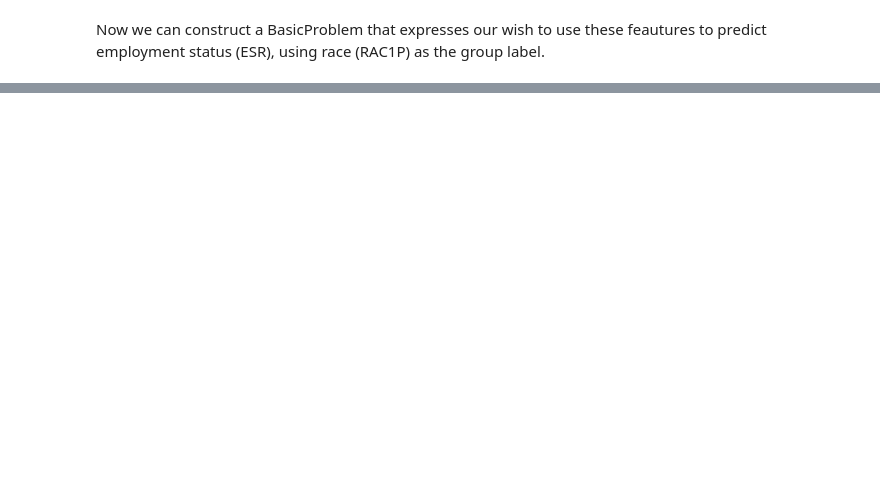
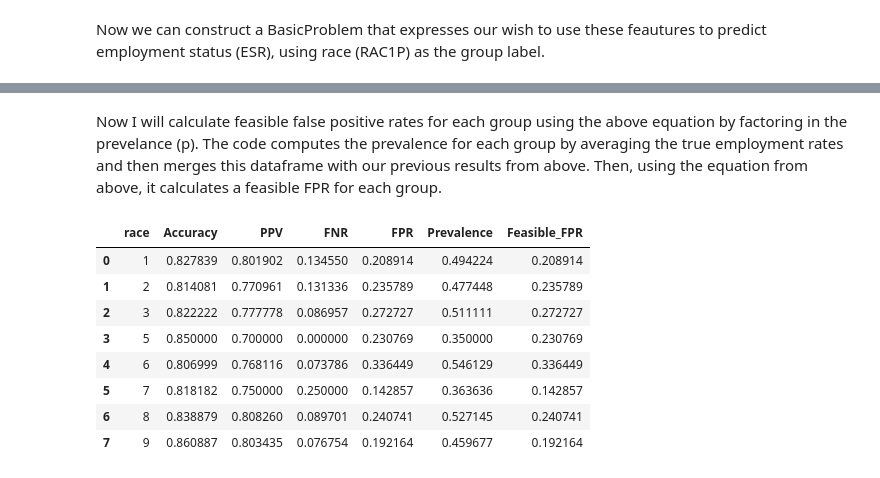
Before and after one commit to evanflaks/evanflaks.github.io, a Jupyter notebook: posts/bias/bias.ipynb, the cells around one changed output, grey strips where cells are left out. Saved outputs shown, nothing was run; the diff lists cells and outputs as text; code cells hidden in the pictures; blank space fills up the shorter version.

```diff
--- a/posts/bias/bias.ipynb
+++ b/posts/bias/bias.ipynb
@@ -106,0 +284,10 @@ KeyError: 'RAC1P'
+# %%
+import pandas as pd
+from sklearn.metrics import confusion_matrix
+
+# Create DataFrame with predictions and actual values
+df_results = pd.DataFrame({"true_employment": y_test, "predicted_employment": y_pred, "race": group_test})
+
+# Apply function to each subgroup
+results_df = df_results.groupby("race").apply(lambda g: compute_metrics(g["true_employment"], g["predicted_employment"]))
+results_df
@@ -106,0 +364,29 @@ KeyError: 'RAC1P'
+# %% [markdown]
+Now I will calculate feasible false positive rates for each group using the above equation by factoring in the prevelance (p). The code computes the prevalence for each group by averaging the true employment rates and then merges this dataframe with our previous results from above. Then, using the equation from above, it calculates a feasible FPR for each group.
+# %%
+import pandas as pd
+
+# Assuming results_df already contains 'group', 'PPV', 'FNR', and 'FPR'
+# Compute prevalence (p) for each group using y_test from df_results (individual-level data)
+prevalence = df_results.groupby("race")["true_employment"].mean().reset_index()
+prevalence.columns = ["race", "Prevalence"]
+
+# Merge prevalence into results_df
+results_df = results_df.merge(prevalence, on="race", how="left")
+
+# Compute Feasible FPR using Equation (2.6)
+results_df["Feasible_FPR"] = (results_df["Prevalence"] / (1 - results_df["Prevalence"])) * \
+                             ((1 - results_df["PPV"]) / results_df["PPV"]) * \
+                             (1 - results_df["FNR"])
+
+results_df
+# %% [output]
+|  | race | Accuracy | PPV | FNR | FPR | Prevalence | Feasible_FPR |
+| 0 | 1 | 0.827839 | 0.801902 | 0.134550 | 0.208914 | 0.494224 | 0.208914 |
+| 1 | 2 | 0.814081 | 0.770961 | 0.131336 | 0.235789 | 0.477448 | 0.235789 |
+| 2 | 3 | 0.822222 | 0.777778 | 0.086957 | 0.272727 | 0.511111 | 0.272727 |
+| 3 | 5 | 0.850000 | 0.700000 | 0.000000 | 0.230769 | 0.350000 | 0.230769 |
+| 4 | 6 | 0.806999 | 0.768116 | 0.073786 | 0.336449 | 0.546129 | 0.336449 |
+| 5 | 7 | 0.818182 | 0.750000 | 0.250000 | 0.142857 | 0.363636 | 0.142857 |
+| 6 | 8 | 0.838879 | 0.808260 | 0.089701 | 0.240741 | 0.527145 | 0.240741 |
+| 7 | 9 | 0.860887 | 0.803435 | 0.076754 | 0.192164 | 0.459677 | 0.192164 |
```
Also changed, not shown: parts of 60 cells of this notebook, 10 other files.
